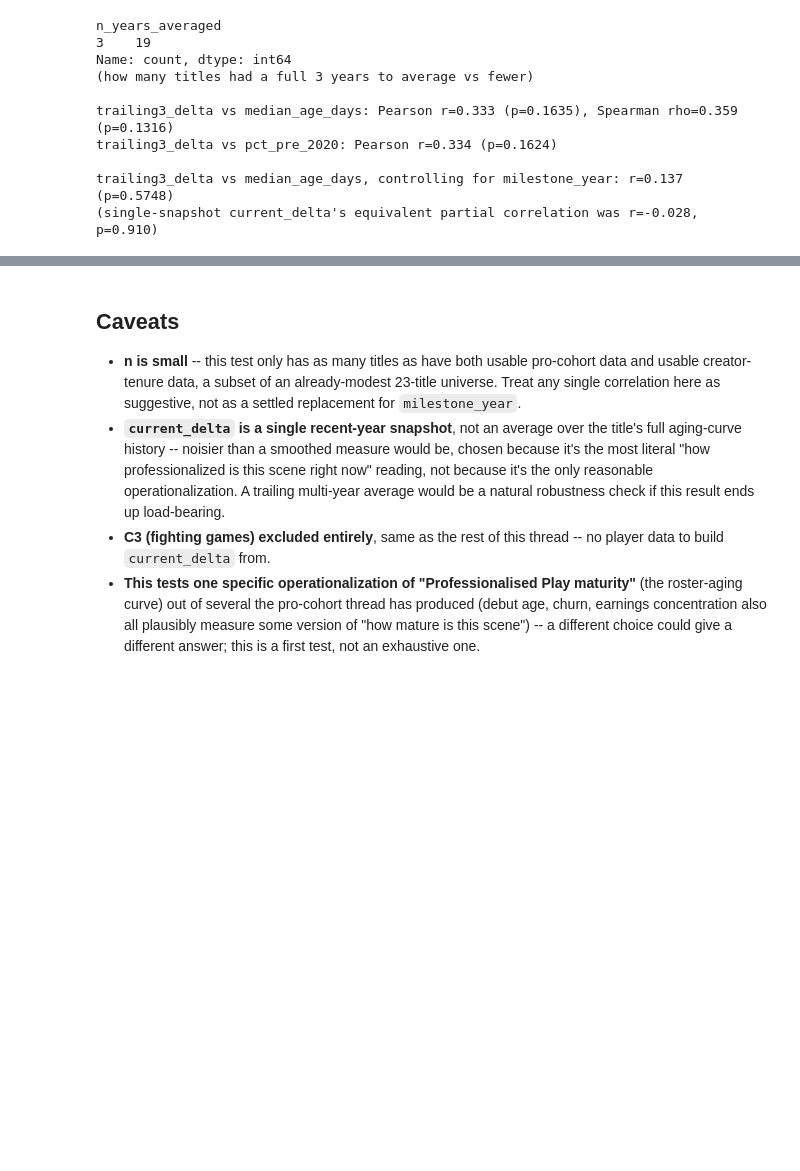
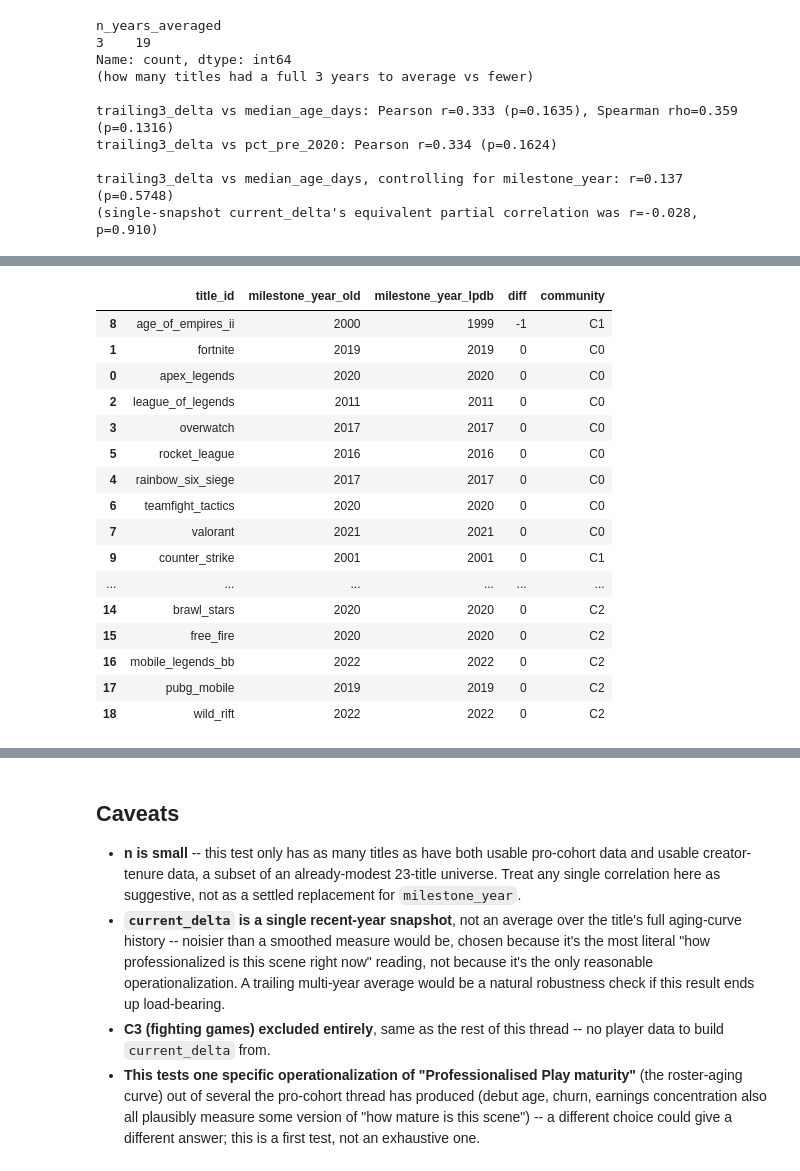
Before and after one commit to JacobH1994/fandomdatapuller, a Jupyter notebook: research/foundations/notebooks/pro_maturity_vs_audience_era_test.ipynb, the cells around one changed output, grey strips where cells are left out. Saved outputs shown, nothing was run; the diff lists cells and outputs as text; code cells hidden in the pictures; blank space fills up the shorter version.

```diff
--- a/research/foundations/notebooks/pro_maturity_vs_audience_era_test.ipynb
+++ b/research/foundations/notebooks/pro_maturity_vs_audience_era_test.ipynb
@@ -383,0 +411,75 @@ trailing3_delta vs median_age_days, controlling for milestone_year: r=0.137 (p=0
+# %%
+# Bucketed to the same 8 macro-regions pro_player_regional_distribution.ipynb
+# already established (Africa, Asia-Pacific, CIS, Europe, Latin America,
+# MENA, North America, Oceania) -- not a fresh scheme invented here.
+# "Americas" is a genuine ambiguity (could be NA or LatAm) -- mapped to
+# North America as a documented approximation, not a confident call.
+TOURNAMENT_REGION_TO_MACRO = {
+    "Africa": "Africa", "Sub-Saharan Africa": "Africa",
+    "Americas": "North America", "North America": "North America",
+    "Arab States": "MENA", "Arabia": "MENA", "Levant": "MENA", "MENA": "MENA",
+    "Middle East": "MENA", "North Africa": "MENA", "Persian Gulf States": "MENA",
+    "Asia": "Asia-Pacific", "Asia-Pacific": "Asia-Pacific", "Asia-Pacific South": "Asia-Pacific",
+    "China": "Asia-Pacific", "East Asia": "Asia-Pacific", "India": "Asia-Pacific",
+    "Indonesia": "Asia-Pacific", "Japan": "Asia-Pacific", "Korea": "Asia-Pacific",
+    "Northeast Asia": "Asia-Pacific", "Pakistan": "Asia-Pacific", "South Asia": "Asia-Pacific",
+    "Southeast Asia": "Asia-Pacific", "Taiwan": "Asia-Pacific", "Thailand": "Asia-Pacific",
+    "Vietnam": "Asia-Pacific",
+    "Benelux": "Europe", "Europe": "Europe", "Iberia": "Europe",
+    "Nordic Countries": "Europe", "Turkey": "Europe",
+    "CIS": "CIS", "Central Asia": "CIS",
+    "Brazil": "Latin America", "Central America": "Latin America", "Latin America": "Latin America",
+    "Latin America North": "Latin America", "Latin America South": "Latin America", "South America": "Latin America",
+    "Oceania": "Oceania",
+    "World": None,  # excluded -- not a specific continent, same treatment as an unmapped value
+}
+
+def get_success_milestone_lpdb(conn, title_id, qualifying_tiers=frozenset({"1", "2"}), min_consecutive_years=2, min_continents=2):
+    """Same algorithm as analysis/metrics.py's get_success_milestone(),
+    reimplemented against tournaments_lpdb_competitive with region bucketed
+    to real macro-continents first -- not a different definition, a better
+    data source for the identical one."""
+    rows = conn.execute(
+        "SELECT start_date, region, tier FROM tournaments_lpdb_competitive WHERE title_id = ? AND start_date IS NOT NULL",
+        (title_id,),
+    ).fetchall()
+
+    year_regions = {}
+    for start_date, region, tier in rows:
+        if tier not in qualifying_tiers:
+            continue
+        try:
+            year = int(str(start_date)[:4])
+        except (TypeError, ValueError):
+            continue
+        year_regions.setdefault(year, set())
+        macro = TOURNAMENT_REGION_TO_MACRO.get(region)
+        if macro:
+            year_regions[year].add(macro)
+
+    for start_year in sorted(year_regions):
+        window = range(start_year, start_year + min_consecutive_years)
+        if not all(y in year_regions for y in window):
+            continue
+        regions_in_window = set()
+        for y in window:
+            regions_in_window |= year_regions[y]
+        if len(regions_in_window) >= min_continents:
+            return start_year + min_consecutive_years - 1
+    return None
+
+conn = get_connection()
+milestone_lpdb = {t: get_success_milestone_lpdb(conn, t) for t in in_scope_titles}
+conn.close()
+
+compare_df = pd.DataFrame({
+    "title_id": in_scope_titles,
+    "milestone_year_old": [MILESTONE_YEAR.get(t) for t in in_scope_titles],
+    "milestone_year_lpdb": [milestone_lpdb.get(t) for t in in_scope_titles],
+})
+compare_df["diff"] = compare_df["milestone_year_lpdb"] - compare_df["milestone_year_old"]
+compare_df["community"] = compare_df["title_id"].map(community_by_title)
+print(f"{compare_df['milestone_year_lpdb'].notna().sum()} of {len(compare_df)} titles get a value from the LPDB-sourced version")
+print(f"{(compare_df['diff'] == 0).sum()} unchanged, {(compare_df['diff'] != 0).sum()} changed (of those with both values)")
+compare_df.sort_values("diff", key=lambda s: s.abs(), ascending=False)
+# %% [output]
@@ -383,0 +488,17 @@ trailing3_delta vs median_age_days, controlling for milestone_year: r=0.137 (p=0
+|  | title_id | milestone_year_old | milestone_year_lpdb | diff | community |
+| 8 | age_of_empires_ii | 2000 | 1999 | -1 | C1 |
+| 1 | fortnite | 2019 | 2019 | 0 | C0 |
+| 0 | apex_legends | 2020 | 2020 | 0 | C0 |
+| 2 | league_of_legends | 2011 | 2011 | 0 | C0 |
+| 3 | overwatch | 2017 | 2017 | 0 | C0 |
+| 5 | rocket_league | 2016 | 2016 | 0 | C0 |
+| 4 | rainbow_six_siege | 2017 | 2017 | 0 | C0 |
+| 6 | teamfight_tactics | 2020 | 2020 | 0 | C0 |
+| 7 | valorant | 2021 | 2021 | 0 | C0 |
+| 9 | counter_strike | 2001 | 2001 | 0 | C1 |
+| ... | ... | ... | ... | ... | ... |
+| 14 | brawl_stars | 2020 | 2020 | 0 | C2 |
+| 15 | free_fire | 2020 | 2020 | 0 | C2 |
+| 16 | mobile_legends_bb | 2022 | 2022 | 0 | C2 |
+| 17 | pubg_mobile | 2019 | 2019 | 0 | C2 |
+| 18 | wild_rift | 2022 | 2022 | 0 | C2 |
```
Also changed, not shown: parts of 4 cells of this notebook, 1 other file.
